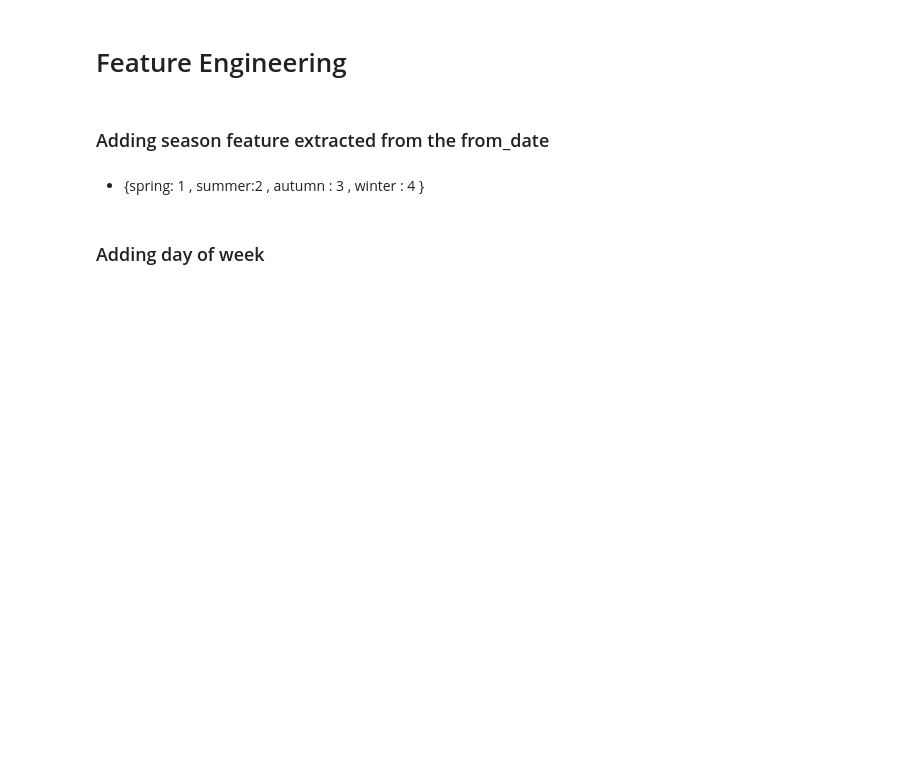
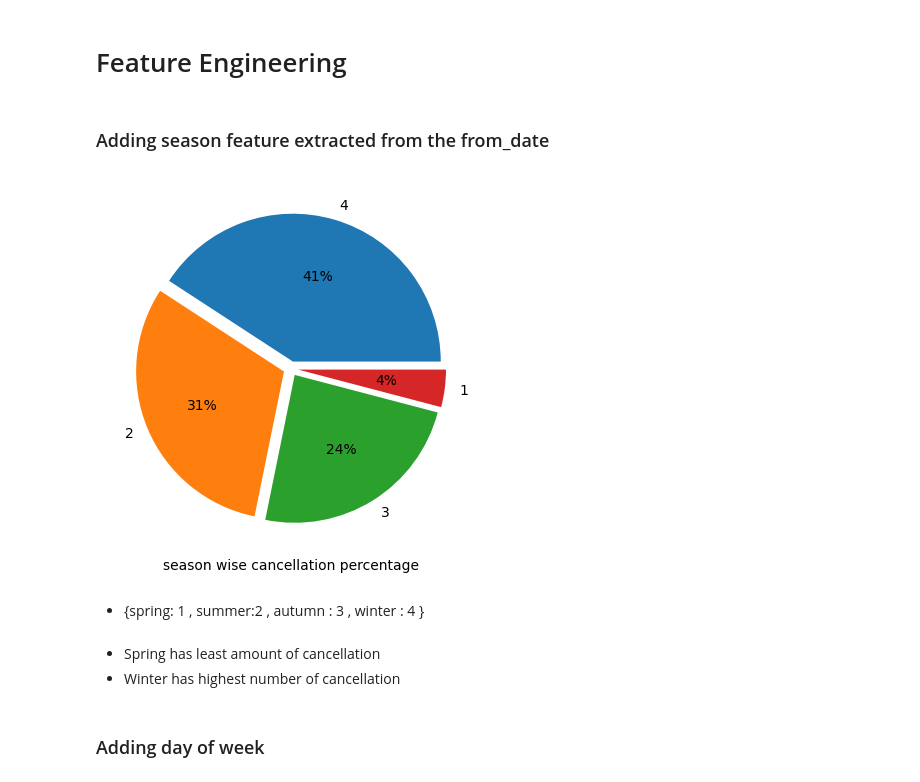
Before and after one commit to Anish-7/yourcab, a Jupyter notebook: notebooks/yourcab_analysis.ipynb, the cells around one changed output. Cells and saved outputs as stored; diff of their text form; code cells hidden in the pictures; blank space fills up the shorter version.

```diff
--- a/notebooks/yourcab_analysis.ipynb
+++ b/notebooks/yourcab_analysis.ipynb
@@ -256,8 +278,20 @@ def season(from_date):
 
 raw_data['season'] = raw_data.from_date.apply(season)
 raw_data['season'] = raw_data['season'].astype('object')
+# %%
+season_cancel =raw_data[(raw_data['Car_Cancellation']==1)].season.value_counts()
+total = raw_data[(raw_data['Car_Cancellation']==1)].season.value_counts().sum()
+
+plt.pie(x=list(season_cancel.values/total*100),labels=season_cancel.index,explode=[.05,.05,.05,.05],autopct='%.0f%%')
+plt.xlabel('season wise cancellation percentage')
+plt.show()
+# %% [output]
+[figure, added]
 # %% [markdown]
 - {spring: 1 , summer:2 , autumn : 3 , winter : 4 }
+# %% [markdown]
+- Spring has least amount of cancellation
+- Winter has highest number of cancellation
 # %% [markdown]
 ### Adding day of week
 # %%
```
Also changed, not shown: parts of 26 cells of this notebook, 10 other files.
